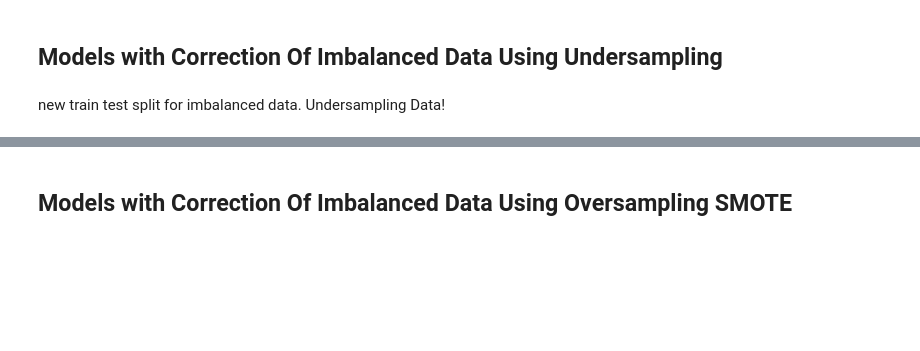
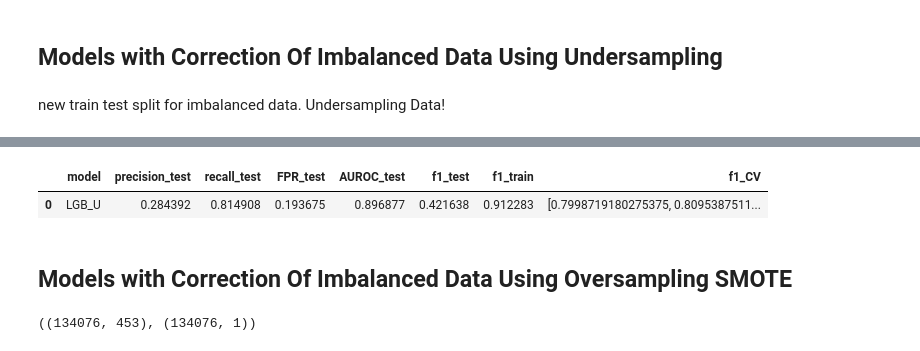
Before and after one commit to vivianah/wids-predict-patient-survival, a Jupyter notebook: notebooks/Modeling_Iterations.ipynb, the cells around one changed output, grey strips where cells are left out. Saved outputs shown, nothing was run; the diff lists cells and outputs as text; code cells hidden in the pictures; blank space fills up the shorter version.

```diff
--- a/notebooks/Modeling_Iterations.ipynb
+++ b/notebooks/Modeling_Iterations.ipynb
@@ -397,3 +393,8 @@ for classifier in selected_clfs:
+# %%
+clf_under_matrix
+# %% [output]
+|  | model | precision_test | recall_test | FPR_test | AUROC_test | f1_test | f1_train | f1_CV |
+| 0 | LGB_U | 0.284392 | 0.814908 | 0.193675 | 0.896877 | 0.421638 | 0.912283 | [0.7998719180275375, 0.8095387511... |
 # %% [markdown]
 ## Models with Correction Of Imbalanced Data Using Oversampling SMOTE
 # %%
@@ -408,3 +414,7 @@ X_train, y_train = resampling_unbalanced(X_train, y_train, "over")
+# %%
+X_train_O.shape, y_train_O.shape
+# %% [output]
+((134076, 453), (134076, 1))
 # %%
 clf_over_matrix = pd.DataFrame(columns = ['model', 'precision_test', 'recall_test', 'FPR_test', 'AUROC_test',
                                      'f1_test', 'f1_train', 'f1_CV'])
```
Also changed, not shown: parts of 22 cells of this notebook.
